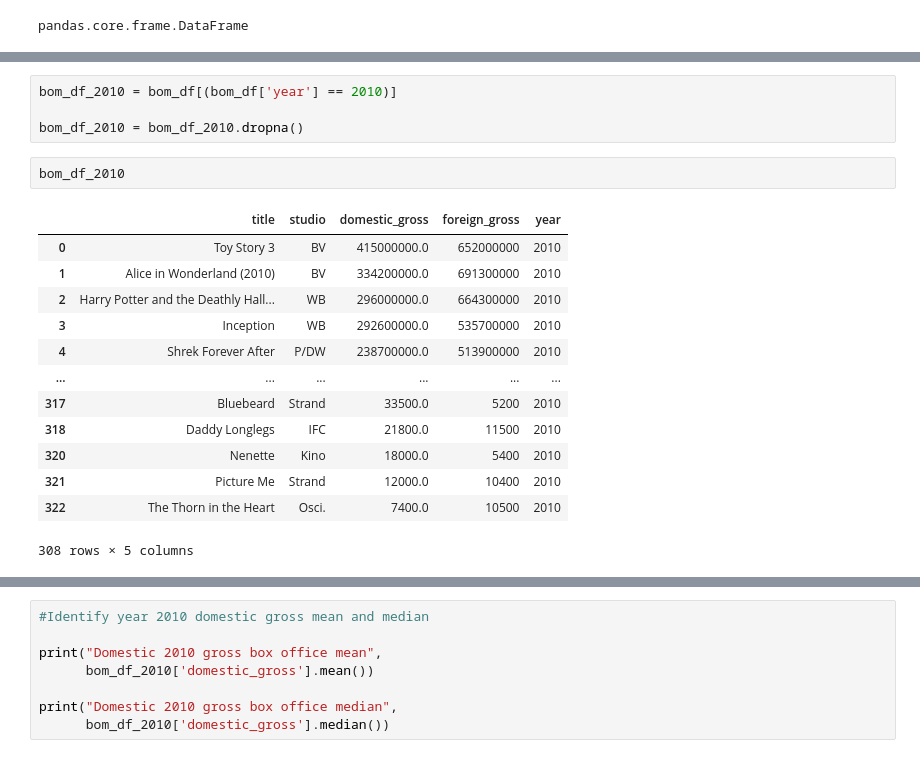
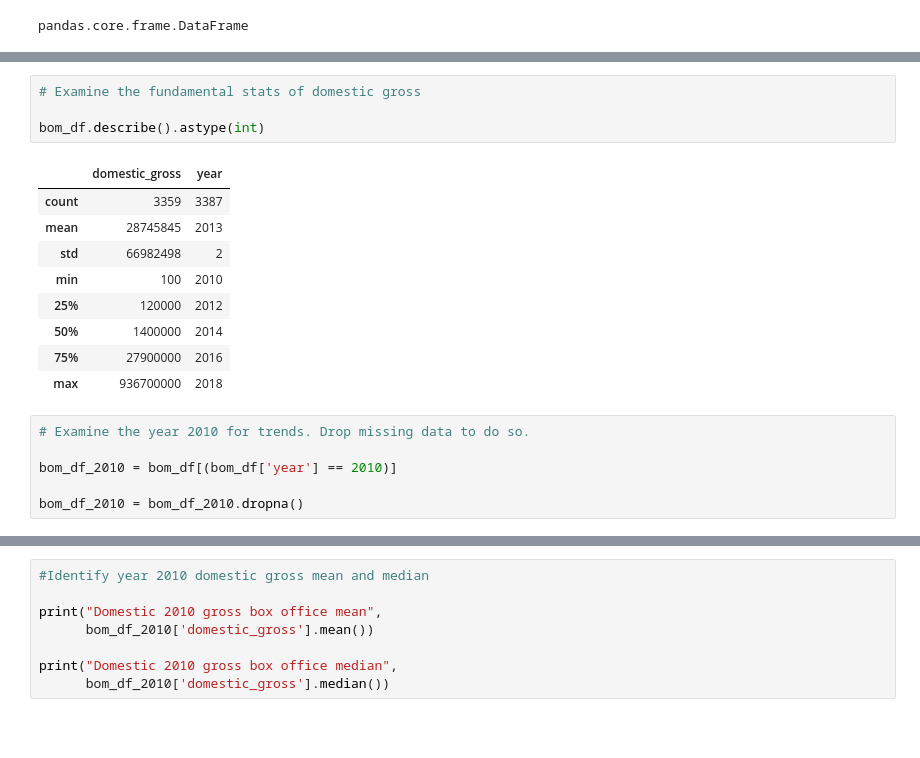
Before and after one commit to JM-Hansen/dsc-phase-1-project-v2-4, a Jupyter notebook: Microsoft_Movie_Analysis.ipynb, the cells around one changed output, grey strips where cells are left out. Cells and saved outputs as stored; diff of their text form; blank space fills up the shorter version.

```diff
--- a/Microsoft_Movie_Analysis.ipynb
+++ b/Microsoft_Movie_Analysis.ipynb
@@ -138,20 +116,20 @@ bom_df.shape
+# %%
+# Examine the fundamental stats of domestic gross
+
+bom_df.describe().astype(int)
+# %% [output]
+|  | domestic_gross | year |
+| count | 3359 | 3387 |
+| mean | 28745845 | 2013 |
+| std | 66982498 | 2 |
+| min | 100 | 2010 |
+| 25% | 120000 | 2012 |
+| 50% | 1400000 | 2014 |
+| 75% | 27900000 | 2016 |
+| max | 936700000 | 2018 |
 # %%
+# Examine the year 2010 for trends. Drop missing data to do so.
+
 bom_df_2010 = bom_df[(bom_df['year'] == 2010)]
 
 bom_df_2010 = bom_df_2010.dropna()
-# %%
-bom_df_2010
-# %% [output]
-|  | title | studio | domestic_gross | foreign_gross | year |
-| 0 | Toy Story 3 | BV | 415000000.0 | 652000000 | 2010 |
-| 1 | Alice in Wonderland (2010) | BV | 334200000.0 | 691300000 | 2010 |
-| 2 | Harry Potter and the Deathly Hall... | WB | 296000000.0 | 664300000 | 2010 |
-| 3 | Inception | WB | 292600000.0 | 535700000 | 2010 |
-| 4 | Shrek Forever After | P/DW | 238700000.0 | 513900000 | 2010 |
-| ... | ... | ... | ... | ... | ... |
-| 317 | Bluebeard | Strand | 33500.0 | 5200 | 2010 |
-| 318 | Daddy Longlegs | IFC | 21800.0 | 11500 | 2010 |
-| 320 | Nenette | Kino | 18000.0 | 5400 | 2010 |
-| 321 | Picture Me | Strand | 12000.0 | 10400 | 2010 |
-| 322 | The Thorn in the Heart | Osci. | 7400.0 | 10500 | 2010 |
-308 rows × 5 columns
```
Also changed, not shown: parts of 58 cells of this notebook.
